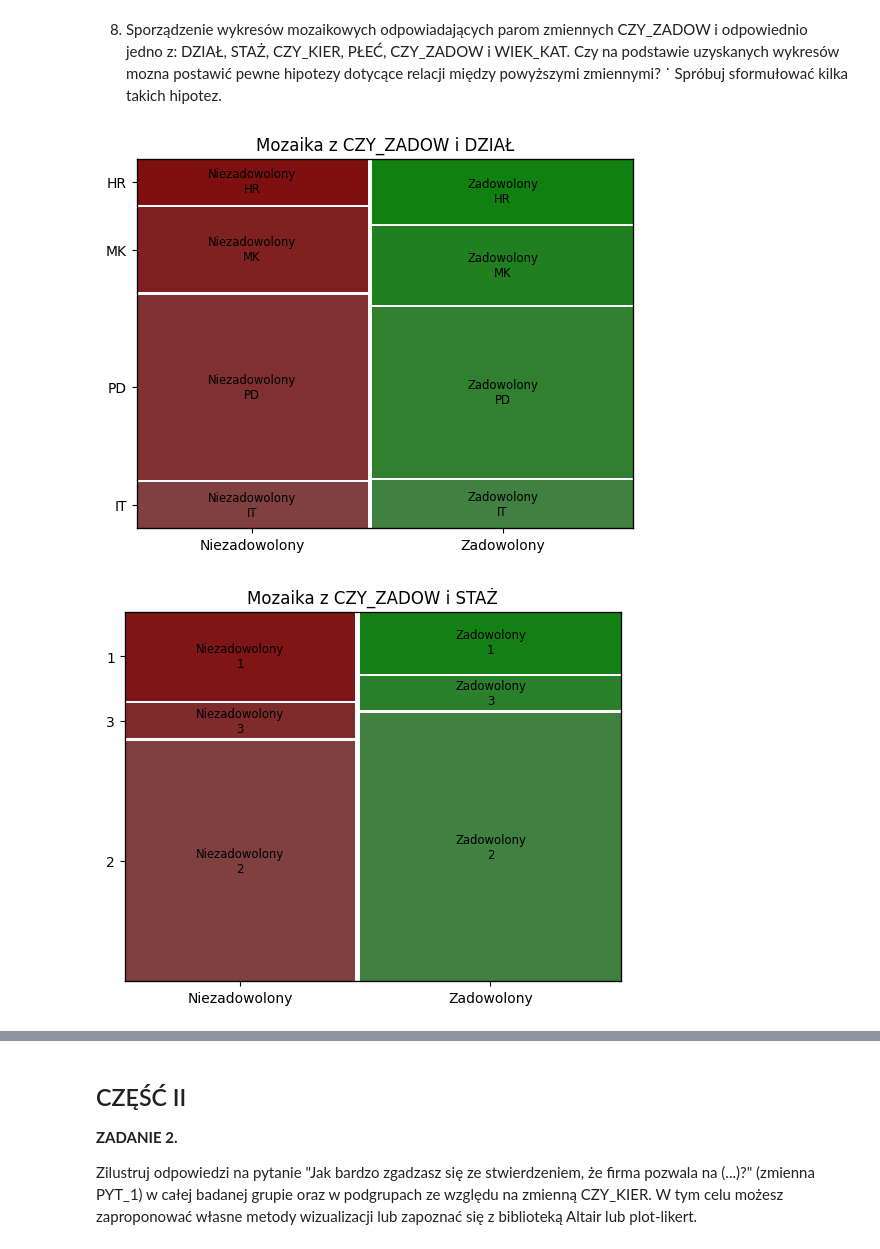
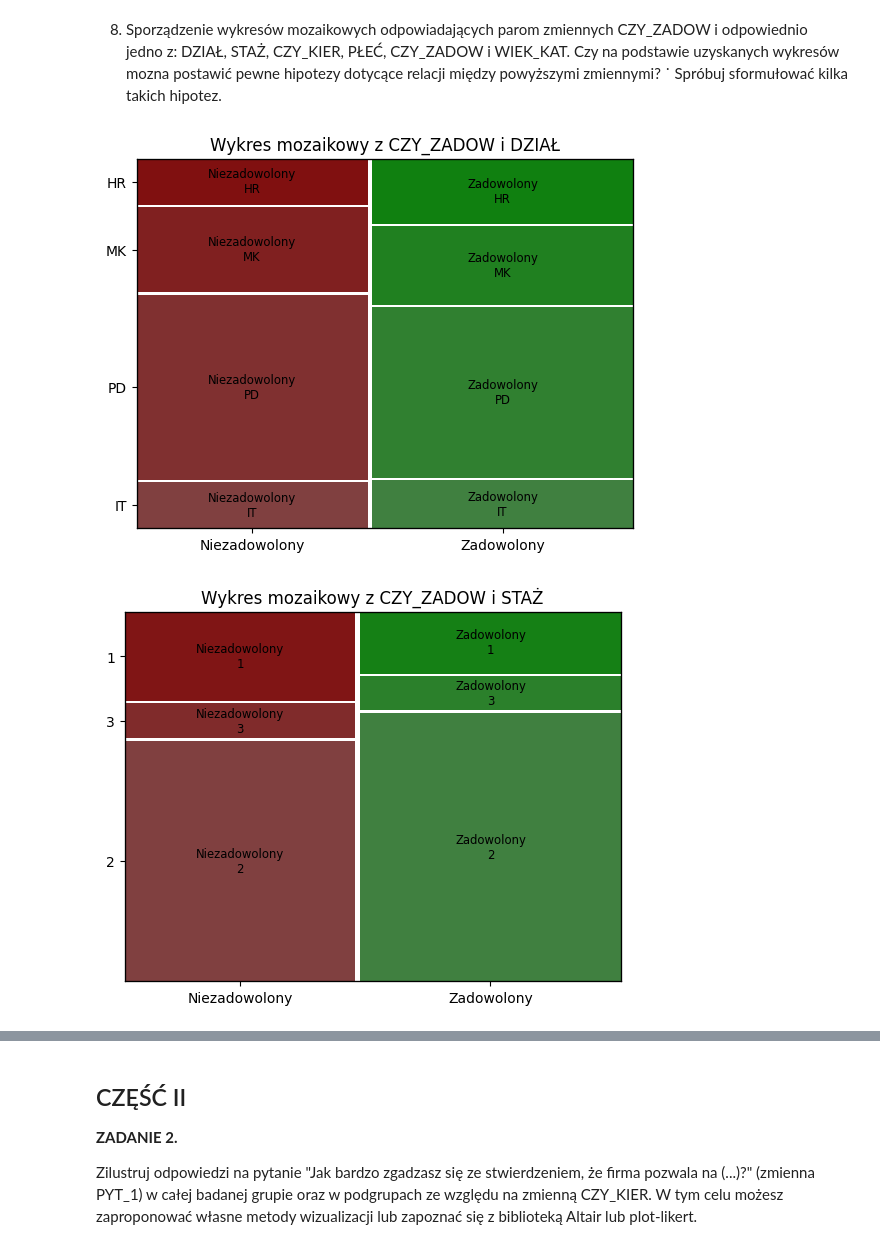
Before and after one commit to AmeliaBieda/Analiza_DA, a Jupyter notebook: lista1ADA.ipynb, the cells around one changed output, grey strips where cells are left out. Cells and saved outputs as stored; diff of their text form; code cells hidden in the pictures.

```diff
--- a/lista1ADA.ipynb
+++ b/lista1ADA.ipynb
@@ -211,9 +203,11 @@ Spróbuj sformułować kilka takich hipotez.
 # %%
 dzialy = ["DZIAŁ", "STAŻ", "CZY_KIER", "PŁEĆ", "WIEK_KAT"]
 for i in dzialy:
-    mosaic(ankieta, ["CZY_ZADOW", i], title=f'Mozaika z CZY_ZADOW i {i}', gap=0.01)
+    mosaic(
+        ankieta, ["CZY_ZADOW", i], title=f"Wykres mozaikowy z CZY_ZADOW i {i}", gap=0.01
+    )
 plt.tight_layout()
 plt.show()
 # %% [output]
-[figure, old version]
+[figure, new version]
-[figure, old version]
+[figure, new version]
```
Also changed, not shown: parts of 23 cells of this notebook.
